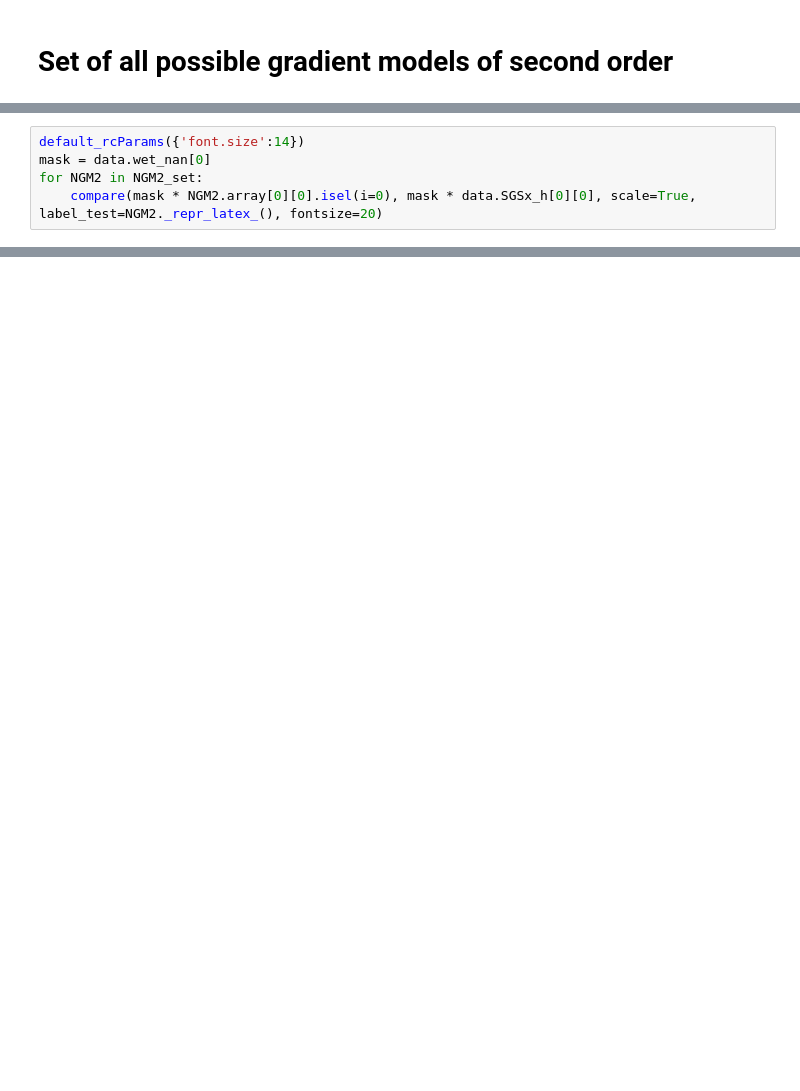
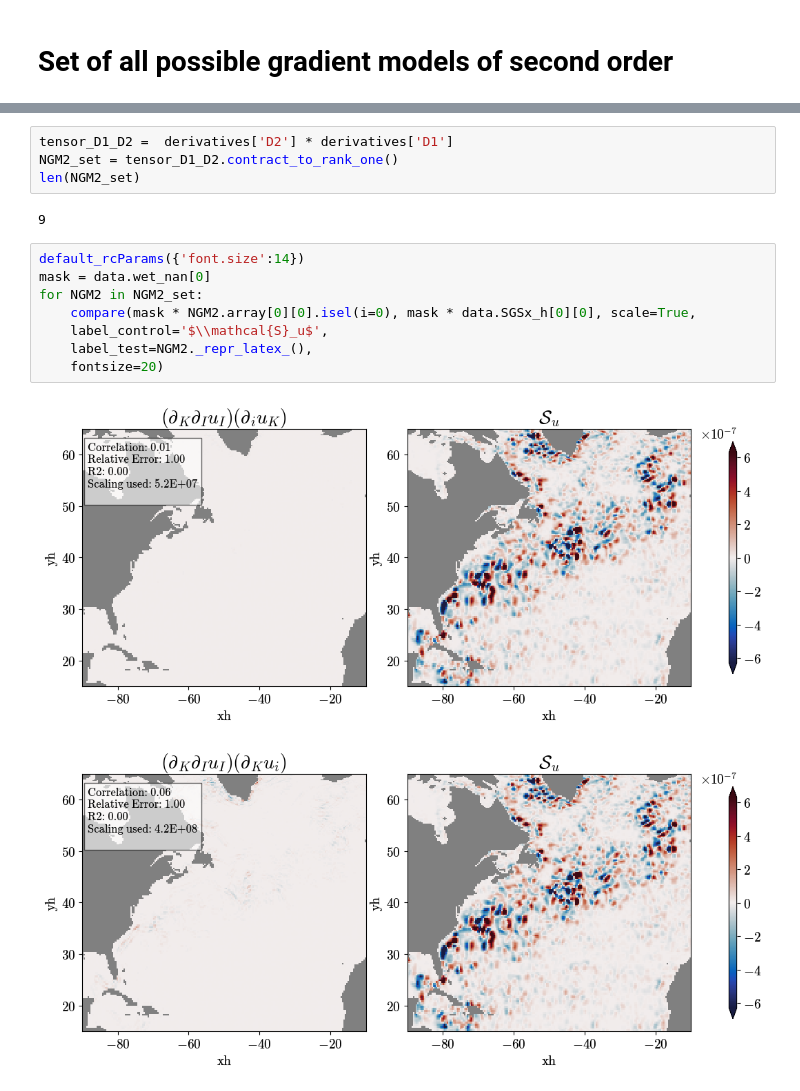
Before and after one commit to m2lines/ANN-momentum-mesoscale, a Jupyter notebook: notebooks/tensor-resgression.ipynb, the cells around one changed output, grey strips where cells are left out. Cells and saved outputs as stored; diff of their text form; blank space fills up the shorter version.

```diff
--- a/notebooks/tensor-resgression.ipynb
+++ b/notebooks/tensor-resgression.ipynb
@@ -583,5 +82,0 @@ compare((NGM2_set[-2] + NGM2_set[1]).array[0][0].isel(i=0), data.SGSx_h[0][0], s
-# %%
-default_rcParams({'font.size':14})
-mask = data.wet_nan[0]
-for NGM2 in NGM2_set:
-    compare(mask * NGM2.array[0][0].isel(i=0), mask * data.SGSx_h[0][0], scale=True, label_test=NGM2._repr_latex_(), fontsize=20)
@@ -601,0 +83,17 @@ for NGM2 in NGM2_set:
+# %%
+tensor_D1_D2 =  derivatives['D2'] * derivatives['D1']
+NGM2_set = tensor_D1_D2.contract_to_rank_one()
+len(NGM2_set)
+# %% [output]
+9
+# %%
+default_rcParams({'font.size':14})
+mask = data.wet_nan[0]
+for NGM2 in NGM2_set:
+    compare(mask * NGM2.array[0][0].isel(i=0), mask * data.SGSx_h[0][0], scale=True,
+    label_control='$\\mathcal{S}_u$',
+    label_test=NGM2._repr_latex_(),
+    fontsize=20)
+# %% [output]
+[figure, added]
+[figure, added]
```
Also changed, not shown: parts of 74 cells of this notebook, 3 other files.
